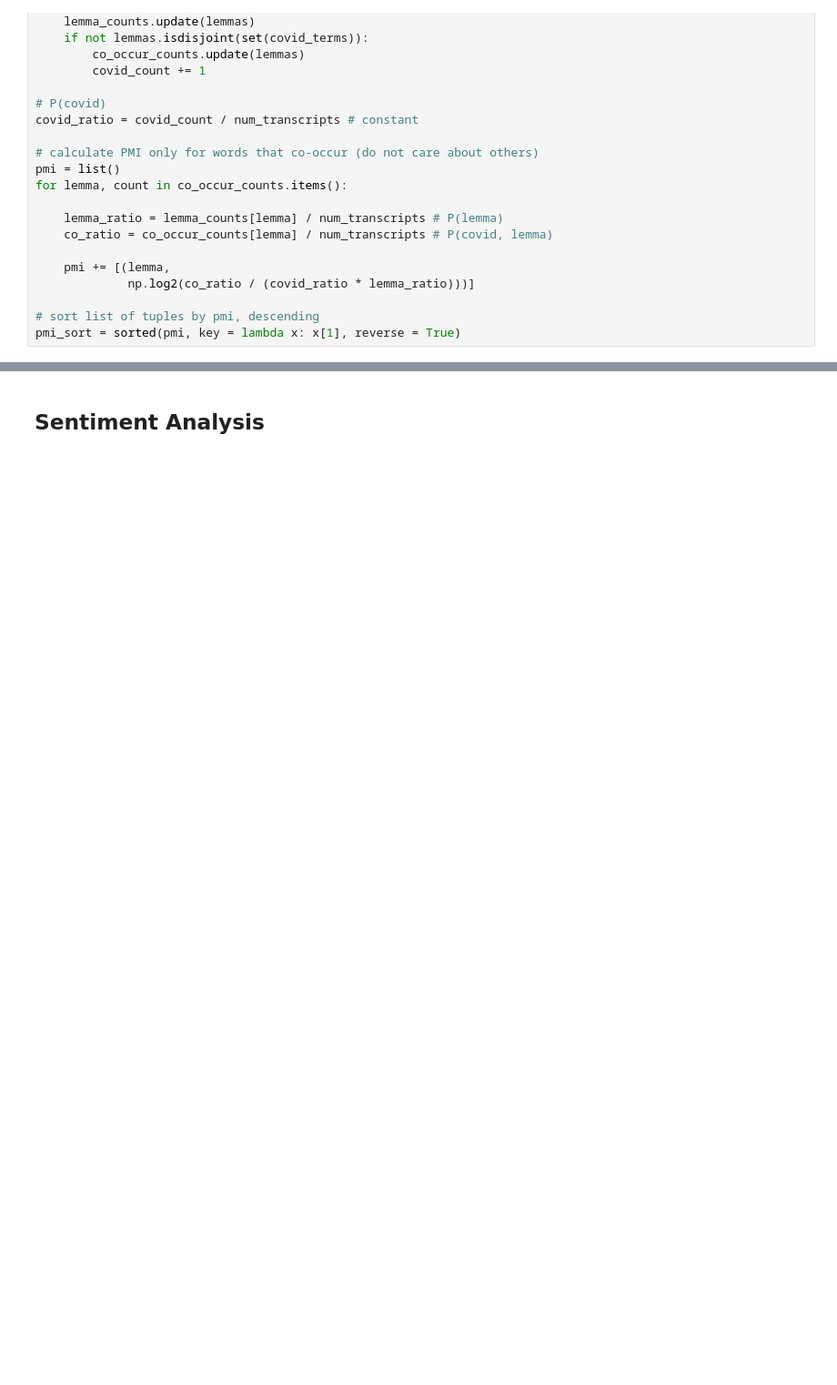
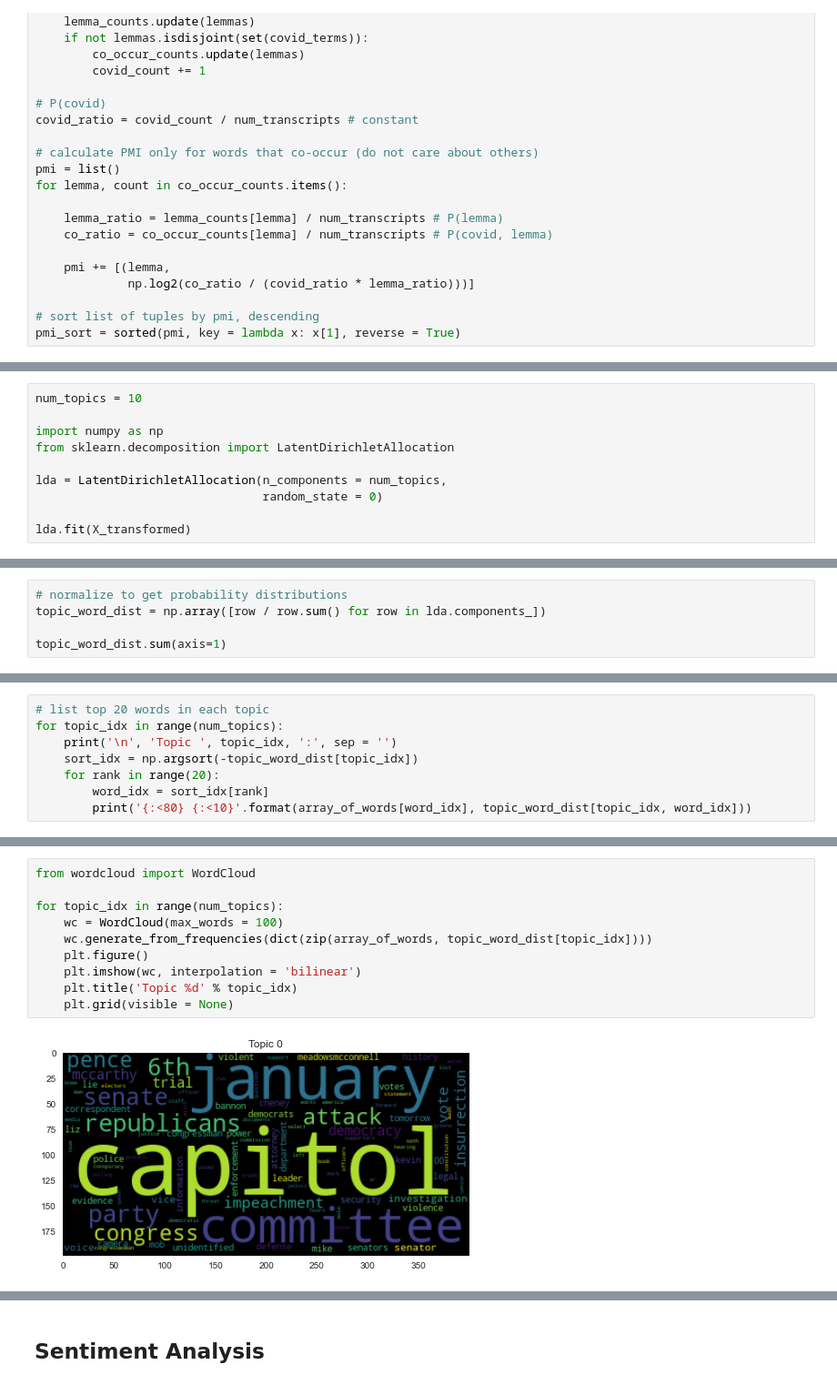
Before and after one commit to tobijegede/opinion-news-nlp, a Jupyter notebook: code/liberal_news_analysis.ipynb, the cells around one changed output, grey strips where cells are left out. Shown at 91% size. Drawn from its saved outputs; the diff is of its cells as text; blank space fills up the shorter version.

```diff
--- a/code/liberal_news_analysis.ipynb
+++ b/code/liberal_news_analysis.ipynb
@@ -208,0 +262,10 @@ pmi_sort[0:100]
+# %%
+num_topics = 10
+
+import numpy as np
+from sklearn.decomposition import LatentDirichletAllocation
+
+lda = LatentDirichletAllocation(n_components = num_topics,
+                                random_state = 0)
+
+lda.fit(X_transformed)
@@ -208,0 +279,5 @@ pmi_sort[0:100]
+# %%
+# normalize to get probability distributions
+topic_word_dist = np.array([row / row.sum() for row in lda.components_])
+
+topic_word_dist.sum(axis=1)
@@ -208,0 +286,8 @@ pmi_sort[0:100]
+# %%
+# list top 20 words in each topic
+for topic_idx in range(num_topics):
+    print('\n', 'Topic ', topic_idx, ':', sep = '')
+    sort_idx = np.argsort(-topic_word_dist[topic_idx])
+    for rank in range(20):
+        word_idx = sort_idx[rank]
+        print('{:<80} {:<10}'.format(array_of_words[word_idx], topic_word_dist[topic_idx, word_idx]))
@@ -208,0 +312,12 @@ pmi_sort[0:100]
+# %%
+from wordcloud import WordCloud
+
+for topic_idx in range(num_topics):
+    wc = WordCloud(max_words = 100)
+    wc.generate_from_frequencies(dict(zip(array_of_words, topic_word_dist[topic_idx])))
+    plt.figure()
+    plt.imshow(wc, interpolation = 'bilinear')
+    plt.title('Topic %d' % topic_idx)
+    plt.grid(visible = None)
+# %% [output]
+[figure, added]
```
Also changed, not shown: parts of 18 cells of this notebook.
